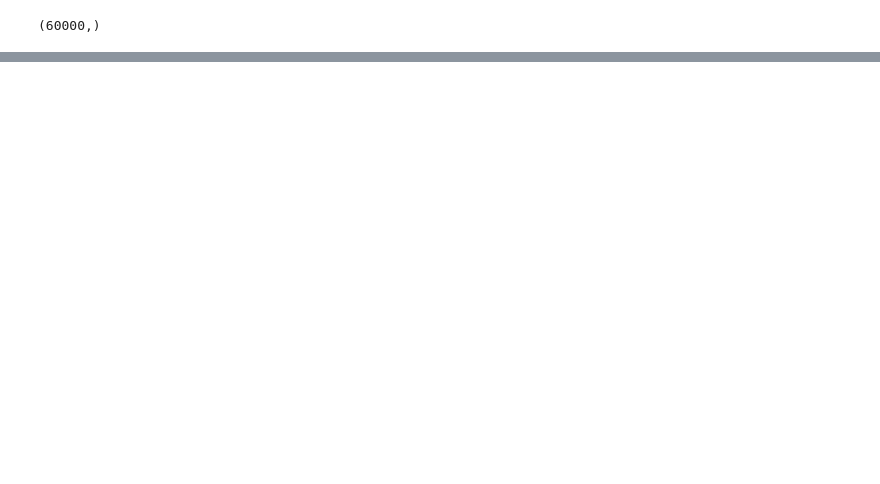
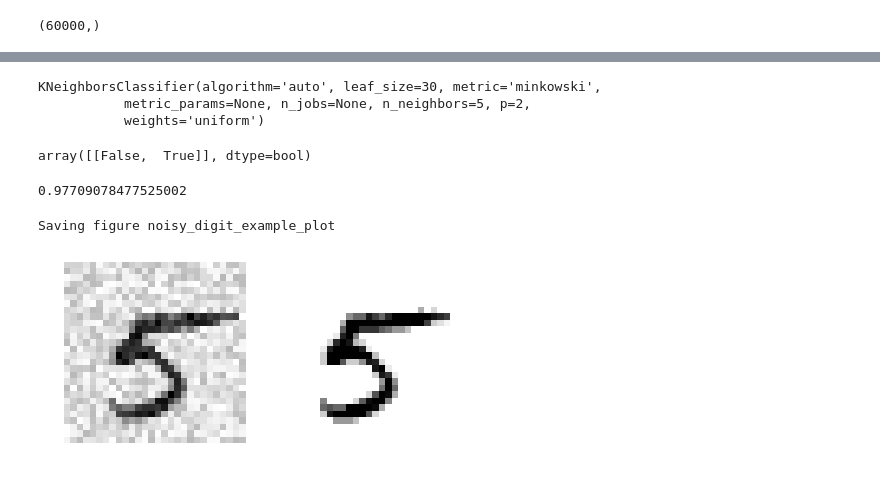
Before and after one commit to sayan31/Python-handson-ml, a Jupyter notebook: Chapter-3/classification.ipynb, the cells around one changed output, grey strips where cells are left out. Cells and saved outputs as stored; diff of their text form; code cells hidden in the pictures; blank space fills up the shorter version.

Commit message:
Completed Chapter-3 with KNN classifier code

```diff
--- a/Chapter-3/classification.ipynb
+++ b/Chapter-3/classification.ipynb
@@ -73,0 +74,6 @@ Saving figure some_digit_plot
+# %%
+def plot_digit(data):
+    image = data.reshape(28, 28)
+    plt.imshow(image, cmap = matplotlib.cm.binary,
+               interpolation="nearest")
+    plt.axis("off")
@@ -393,0 +456,40 @@ Saving figure confusion_matrix_errors_plot
+# %%
+from sklearn.neighbors import KNeighborsClassifier
+
+y_train_large = (y_train >= 7)
+y_train_odd = (y_train % 2 == 1)
+y_multilabel = np.c_[y_train_large, y_train_odd] #concatenates y_train_large and y_train_odd along the columns
+
+knn_clf = KNeighborsClassifier()
+knn_clf.fit(X_train, y_multilabel)
+# %% [output]
+KNeighborsClassifier(algorithm='auto', leaf_size=30, metric='minkowski',
+           metric_params=None, n_jobs=None, n_neighbors=5, p=2,
+           weights='uniform')
+# %%
+knn_clf.predict([some_digit])
+# %% [output]
+array([[False,  True]], dtype=bool)
+# %%
+# This code computes the F1 score based on all labels
+y_train_knn_pred = cross_val_predict(knn_clf, X_train, y_multilabel, cv=3, n_jobs=-1)
+f1_score(y_multilabel, y_train_knn_pred, average="macro")
+# %% [output]
+0.97709078477525002
+# %%
+# Adding noise to images
+noise = np.random.randint(0, 100, (len(X_train), 784))
+X_train_mod = X_train + noise
+noise = np.random.randint(0, 100, (len(X_test), 784))
+X_test_mod = X_test + noise
+y_train_mod = X_train
+y_test_mod = X_test
+# %%
+some_index = 5500
+plt.subplot(121); plot_digit(X_test_mod[some_index])
+plt.subplot(122); plot_digit(y_test_mod[some_index])
+save_fig("noisy_digit_example_plot")
+plt.show()
+# %% [output]
+Saving figure noisy_digit_example_plot
+[figure, added]
```
Also changed, not shown: parts of 39 cells of this notebook, 11 other files.
